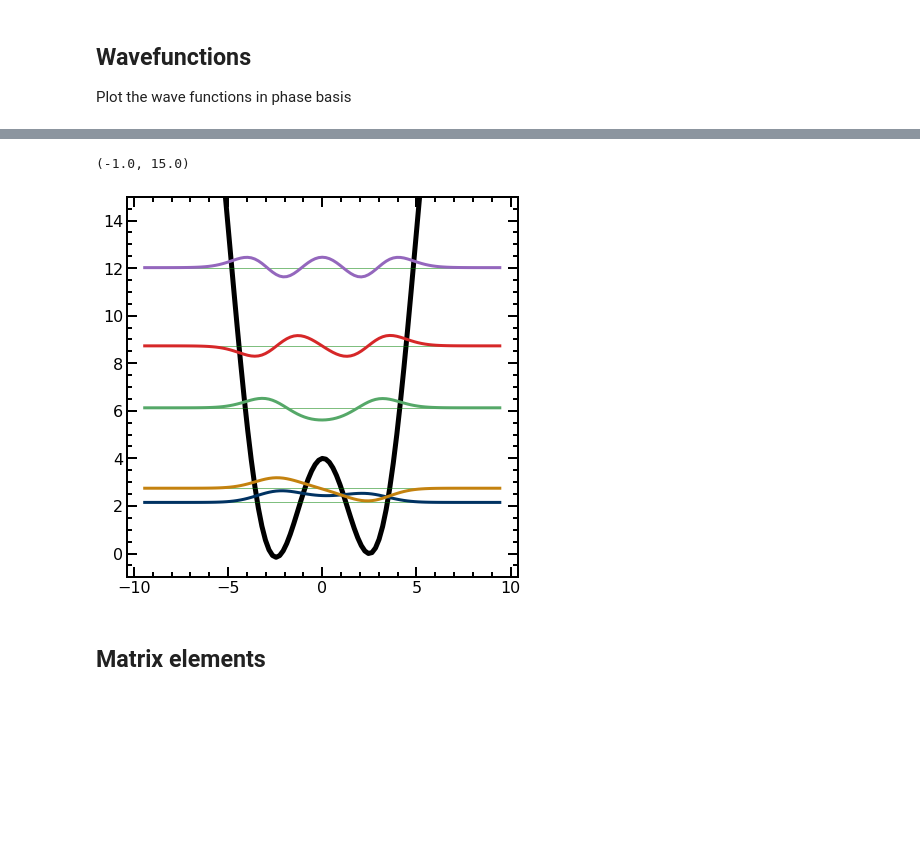
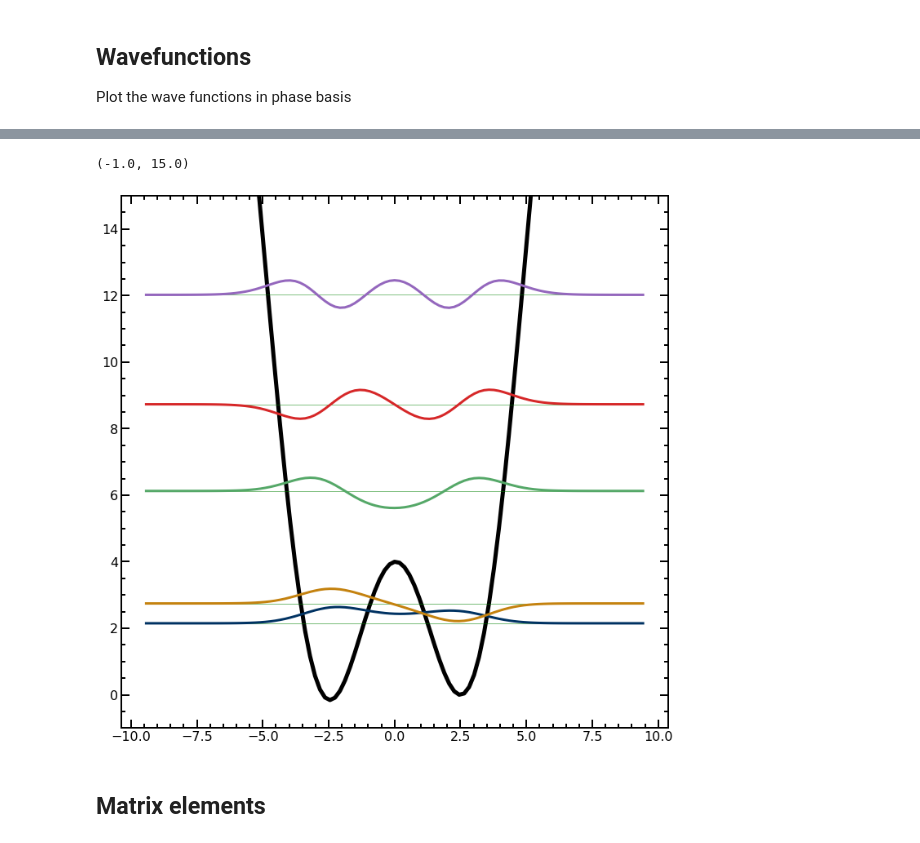
Before and after one commit to qnl/Fluxonium_berkeley, a Jupyter notebook: Notebooks/Fluxonium properties.ipynb, the cells around one changed output, grey strips where cells are left out. Saved outputs shown, nothing was run; the diff lists cells and outputs as text; code cells hidden in the pictures; blank space fills up the shorter version.

```diff
--- a/Notebooks/Fluxonium properties.ipynb
+++ b/Notebooks/Fluxonium properties.ipynb
@@ -89,14 +107,14 @@ plt.ylim([-5,20])
 # %%
-plt.figure(figsize = [7,7])
+plt.figure(figsize = [12,12])
 phi_idx = 101
 plt.plot(phi,potential[:, phi_idx], linewidth = 5, color = 'k')
 for state_idx in range(toPlotNum):
     plt.plot(phi,np.ones(len(phi))*energies[phi_idx,state_idx], linewidth = 1, alpha = 0.5, color = 'g')
     plt.plot(phi,waveFunc[:, phi_idx, state_idx])
 plt.ylim([-1,15])
 # %% [output]
 (-1.0, 15.0)
-[figure, old version]
+[figure, new version]
 # %% [markdown]
 ## Matrix elements
 # %%
```
Also changed, not shown: parts of 28 cells of this notebook.
